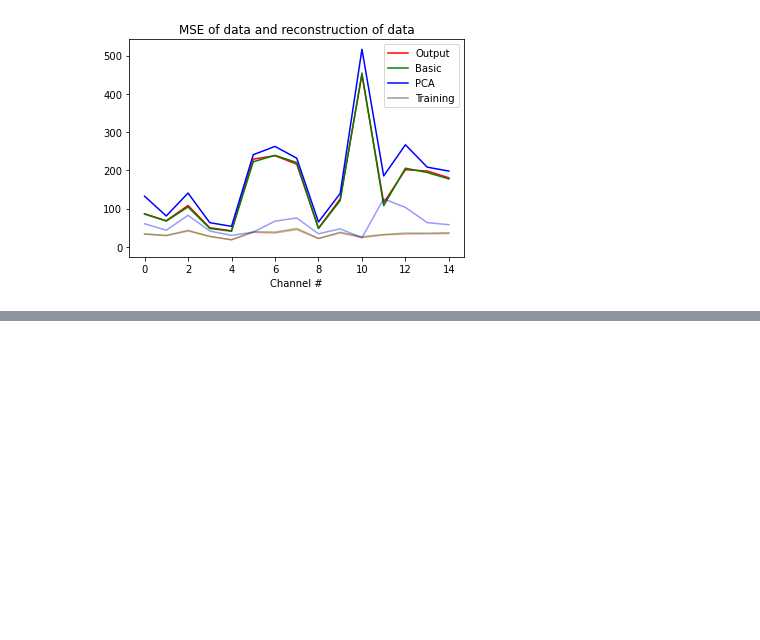
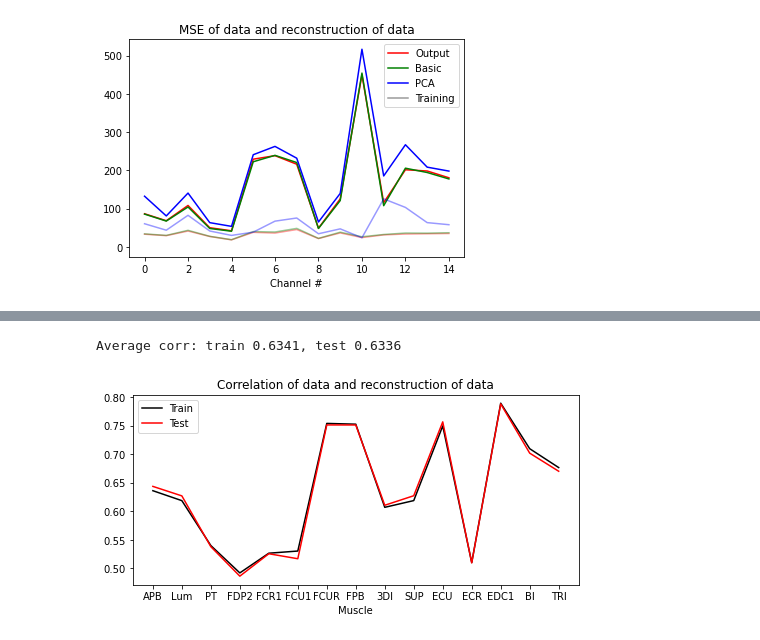
Before and after one commit to SamMinkowicz/timeseries-clustering-vae, a Jupyter notebook: Compare.ipynb, the cells around one changed output, grey strips where cells are left out. Saved outputs shown, nothing was run; the diff lists cells and outputs as text; code cells hidden in the pictures; blank space fills up the shorter version.

```diff
--- a/Compare.ipynb
+++ b/Compare.ipynb
@@ -161,0 +213,43 @@ Average mse: output 157.3456, basic 155.8862, pca 185.8206
+# %%
+# Train on 12346, test on 57
+# Train
+corr_basic57 = [0.6314001489567191, 0.6112444412397503, 0.5344947873032112, 0.4810083632284939, 0.516344621854202, 0.5264895813119095, 0.7470659979411045, 0.7474770702097069, 0.6026612540868995, 0.6154703681096156, 0.7454701396989473, 0.5025621808710343, 0.7792738528565103, 0.7007812708090221, 0.6702291656497312]
+mse_basic57 = [58.652043864016484, 49.78736755484122, 75.2330820002251, 39.962899238349706, 32.92176178703912, 123.13690524312588, 119.94249862965766, 114.15612295051996, 35.40524428726362, 79.03777519875068, 176.60936151741876, 79.27435926232475, 101.8865872525893, 100.20261854012767, 92.43530802276692]
+mean_basic57 = [29.58855681999318, 27.489467431445135, 31.606329898032836, 19.625940218024798, 13.41388743365527, 32.0427168969165, 49.23825499719649, 54.551515602887804, 21.351062742791903, 30.88737624645038, 46.539731307291206, 21.56764735694679, 50.0767286392362, 39.45497340991719, 36.43805618567915]
+
+# Test
+corr_basic57_test = [0.6365356225475846, 0.6152685366849793, 0.5187023779160252, 0.470254603831081, 0.5102285862652606, 0.4916855855476156, 0.7361690392245881, 0.7372680852451389, 0.5969230841932097, 0.6193041553801033, 0.7321193878475862, 0.5012410950597248, 0.7724987155251097, 0.6887268575298224, 0.6594034328329129]
+mse_basic57_test = [67.15637889857386, 55.40032310653537, 86.42464570768804, 40.38505080393379, 31.89386547174826, 135.1903411771312, 148.57047849264634, 141.57338402487125, 38.85115221881291, 92.71333820745976, 216.90605649647213, 83.80600849834107, 133.01156792052726, 125.91772642745809, 121.16911444174204]
+mean_basic57_test = [29.558443014706768, 27.414924678304136, 32.54528668084857, 19.545427740051515, 13.022679916323572, 30.98961445901738, 50.535490176304165, 55.58334129172573, 20.86980557166033, 31.763762002375774, 46.63335753107305, 21.206949619877204, 52.44043212360176, 41.45713725737416, 38.88586835658078]
+# %%
+# Train on 134567, test on 2
+# Train
+corr_basic2 = [0.6383500308771146, 0.6226434788646742, 0.537497643700467, 0.4944141587027588, 0.5249496665908983, 0.5298969787883877, 0.7545154782477038, 0.7531668256413419, 0.6090765159927833, 0.6205439678030336, 0.7494630287156181, 0.5145263189314642, 0.7919446348863581, 0.7100280868981744, 0.6733845667754015]
+mse_basic2 = [55.09579457440601, 45.71600007637341, 72.51292442716135, 36.87327188898489, 27.13998201443759, 112.38780448309454, 105.37227209024128, 104.44108842871684, 31.763386500801126, 71.26449713890554, 150.51072835489336, 69.3988991376374, 89.66723646686836, 87.84933871098973, 84.03359573901787]
+mean_basic2 = [28.771677701003384, 26.86333935074785, 31.24717982259924, 19.237499178224585, 12.874620904992588, 31.382397005905034, 48.48670482155658, 53.58401304206367, 20.55381691056837, 30.22891630096407, 44.85383654609291, 20.67165980098241, 49.66112416933865, 39.35987417538114, 36.61986768773726]
+
+# Test
+corr_basic2_test = [0.6510470912380223, 0.6526150352116521, 0.5738359095010843, 0.5164828204605143, 0.5521727814846548, 0.5521200699398994, 0.773922837630953, 0.7692893829050254, 0.6338134367161741, 0.6432667376116529, 0.7838914325924842, 0.5213958035051712, 0.8063970363995688, 0.7190422842530133, 0.6902367094286005]
+mse_basic2_test = [78.35304747695808, 61.04319902648236, 99.61256322166402, 49.76867274678574, 51.42473949919724, 157.4909432424751, 195.2450793081275, 173.17483754267474, 52.01388709660307, 116.29239169748207, 337.06218895395523, 130.81397835616272, 163.81273096752187, 160.33613504782286, 142.39401125207237]
+mean_basic2_test = [34.457153255271606, 31.161053415513468, 35.719612622520614, 21.862437717308314, 15.906720154717096, 34.014681454611264, 56.32302201024946, 62.418513232546935, 25.229031342022363, 36.67675102658818, 57.09613721949666, 26.292837478024087, 57.25653953300004, 43.93641842808092, 40.11763220854308]
+# %%
+corr_300 = np.array(corr_basic57)+np.array(corr_basic2)+np.array(corr_basic6)
+corr_300 = corr_300/3
+
+corr_300_test = np.array(corr_basic57_test)+np.array(corr_basic2_test)+np.array(corr_basic6_test)
+corr_300_test = corr_300_test/3
+
+fig, ax = plt.subplots(figsize = (8,3.5))
+
+ax.plot(corr_300, color = 'k', label = 'Train')
+ax.plot(corr_300_test, color = 'r', label = 'Test')
+ax.set_xlabel('Muscle')
+ax.set_title('Correlation of data and reconstruction of data')
+ax.set_xticks(np.arange(15))
+ax.set_xticklabels(['APB', 'Lum', 'PT', 'FDP2', 'FCR1', 'FCU1', 'FCUR', 'FPB', '3DI', 'SUP', 'ECU', 'ECR', 'EDC1', 'BI', 'TRI'])
+ax.legend()
+
+print(f'Average corr: train {np.mean(corr_300):.4f}, test {np.mean(corr_300_test):.4f}')
+# %% [output]
+Average corr: train 0.6341, test 0.6336
+[figure, added]
```
Also changed, not shown: parts of 10 cells of this notebook, 18 other files.
